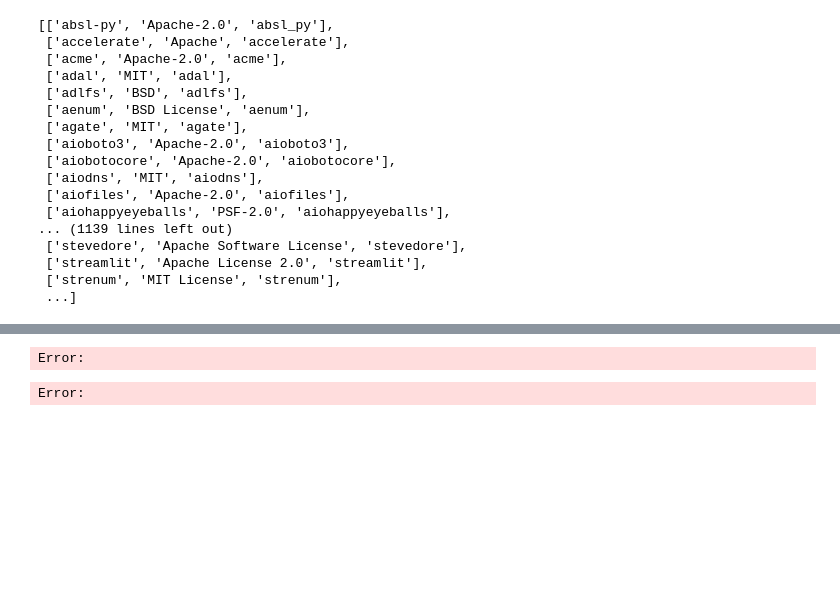
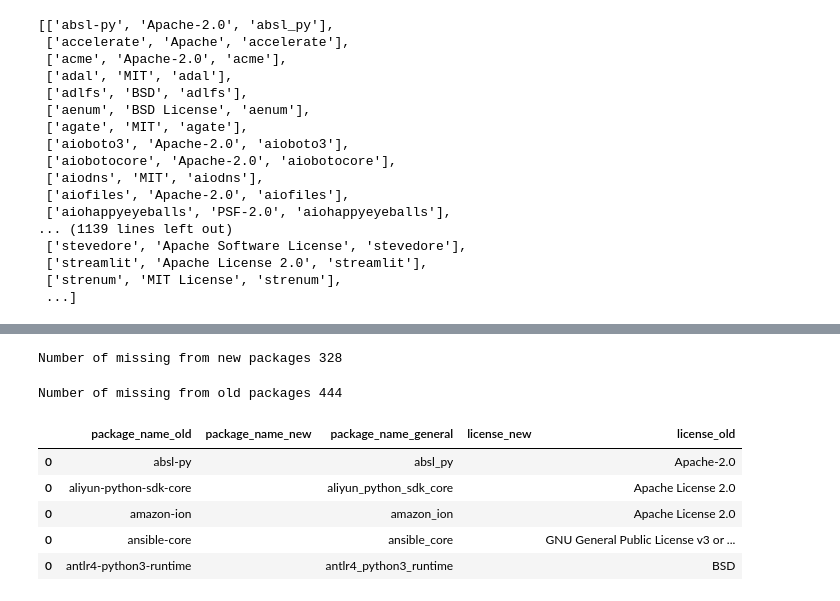
Before and after one commit to wagenrace/license_scanner, a Jupyter notebook: compare_methods.ipynb, the cells around one changed output, grey strips where cells are left out. Cells and saved outputs as stored; diff of their text form; code cells hidden in the pictures; blank space fills up the shorter version.

```diff
--- a/compare_methods.ipynb
+++ b/compare_methods.ipynb
@@ -190,12 +212,27 @@ Error:
 # %%
 print(
-    f"Number of missing for new packages {len(all_packages[all_packages.package_name_new == ""])}"
+    f"Number of missing from new packages {len(all_packages[all_packages.package_name_new == ""])}"
 )
 # %% [output]
-Error:
+Number of missing from new packages 328
 # %%
 print(
-    f"Number of missing for old packages {len(all_packages[all_packages.package_name_old == ""])}"
+    f"Number of missing from old packages {len(all_packages[all_packages.package_name_old == ""])}"
 )
 # %% [output]
-Error:
+Number of missing from old packages 444
+# %%
+mismatches = all_packages.loc[
+    all_packages.license_new != all_packages.license_old
+].sort_values(by=["package_name_general"])
+
+mismatches.to_csv("mismatches.csv", index=False)
+
+mismatches.head()
+# %% [output]
+|  | package_name_old | package_name_new | package_name_general | license_new | license_old |
+| 0 | absl-py |  | absl_py |  | Apache-2.0 |
+| 0 | aliyun-python-sdk-core |  | aliyun_python_sdk_core |  | Apache License 2.0 |
+| 0 | amazon-ion |  | amazon_ion |  | Apache License 2.0 |
+| 0 | ansible-core |  | ansible_core |  | GNU General Public License v3 or ... |
+| 0 | antlr4-python3-runtime |  | antlr4_python3_runtime |  | BSD |
```
Also changed, not shown: parts of 6 cells of this notebook.
